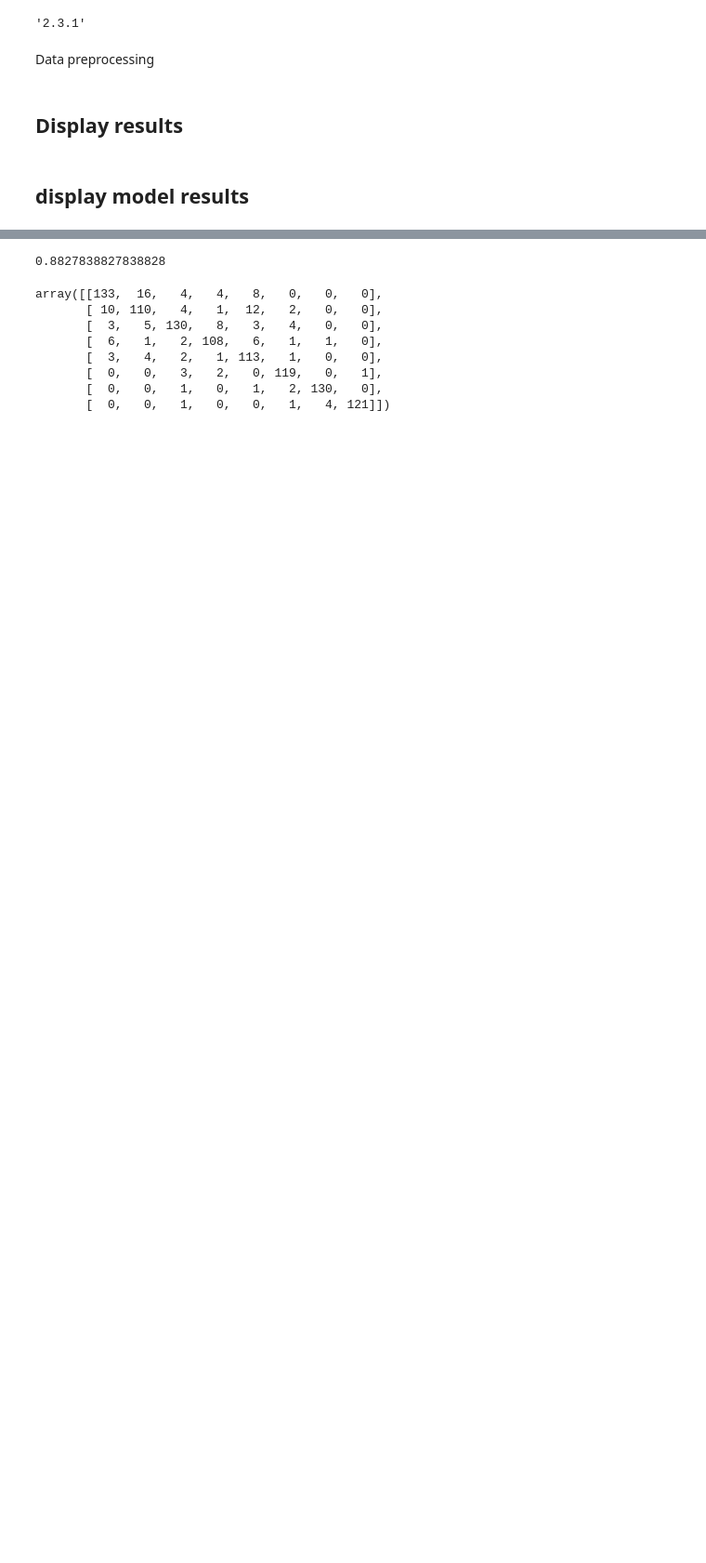
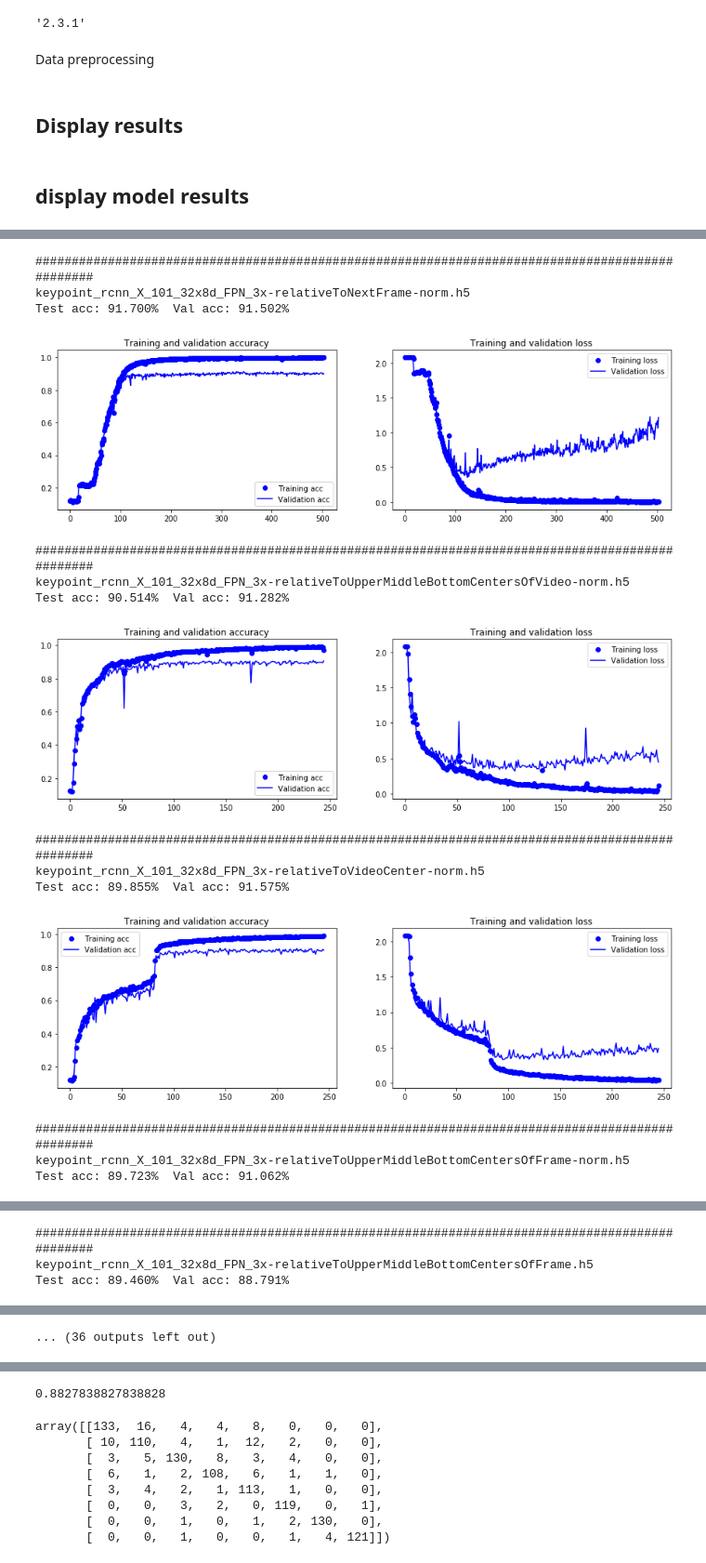
Before and after one commit to Andrea-moscatelli/tesiMagistrale, a Jupyter notebook: src/ClassificationResults.ipynb, the cells around one changed output, grey strips where cells are left out. Shown at 93% size. Saved outputs shown, nothing was run; the diff lists cells and outputs as text; code cells hidden in the pictures; blank space fills up the shorter version.

```diff
--- a/src/ClassificationResults.ipynb
+++ b/src/ClassificationResults.ipynb
@@ -142 +120,4 @@ def fromFileNameToModel(fileName):
+# %%
+DATASET_FOLDER = "/data/students_home/amoscatelli/Desktop/actionAnalysis/datasets/"
+SAVED_MODEL_FOLDER = "/data/students_home/amoscatelli/Desktop/actionAnalysis/savedModels/LSTM-64-LSTM-64-Dense-8/"
 # %%
@@ -722,0 +200,8 @@ KeyboardInterrupt:
+# %%
+DATASET_FOLDER = "/data/students_home/amoscatelli/Desktop/actionAnalysis/datasets/"
+SAVED_MODEL_FOLDER = "/data/students_home/amoscatelli/Desktop/actionAnalysis/savedModels/"
+SAVED_MODEL_FOLDER += "LSTM-64-LSTM-64-Dense-8/"
+# %%
+import pickle
+with open(SAVED_MODEL_FOLDER+"summaryResults.pickle","rb") as handle:
+        loadedResults = pickle.load(handle)
@@ -722,0 +231,4 @@ KeyboardInterrupt:
+# %%
+import pickle
+with open(SAVED_MODEL_FOLDER+"summaryResults.pickle","rb") as handle:
+        loadedResults = pickle.load(handle)
@@ -722,0 +258,46 @@ KeyboardInterrupt:
+# %%
+import matplotlib.pyplot as plt
+for result in loadedResults:
+    history = result[3]
+    print("################################################################################################")
+    print(result[2])
+    print("Test acc: {:.3f}%  Val acc: {:.3f}%".format(result[1]*100,result[0]*100))
+
+    acc = history.history['accuracy']
+    val_acc = history.history['val_accuracy']
+    loss = history.history['loss']
+    val_loss = history.history['val_loss']
+
+    epochs = range(len(acc))
+
+    plt.figure(figsize = (15,4))
+    ax1 = plt.subplot(1, 2, 1)
+    ax1.plot(epochs, acc, 'bo', label='Training acc')
+    ax1.plot(epochs, val_acc, 'b', label='Validation acc')
+    plt.title('Training and validation accuracy')
+    ax1.legend()
+
+#     plt.figure()
+    ax2 = plt.subplot(1, 2, 2)
+    ax2.plot(epochs, loss, 'bo', label='Training loss')
+    ax2.plot(epochs, val_loss, 'b', label='Validation loss')
+    plt.title('Training and validation loss')
+    ax2.legend()
+
+    plt.show()
+# %% [output]
+################################################################################################
+keypoint_rcnn_X_101_32x8d_FPN_3x-relativeToNextFrame-norm.h5
+Test acc: 91.700%  Val acc: 91.502%
+[figure, added]
+################################################################################################
+keypoint_rcnn_X_101_32x8d_FPN_3x-relativeToUpperMiddleBottomCentersOfVideo-norm.h5
+Test acc: 90.514%  Val acc: 91.282%
+[figure, added]
+################################################################################################
+keypoint_rcnn_X_101_32x8d_FPN_3x-relativeToVideoCenter-norm.h5
+Test acc: 89.855%  Val acc: 91.575%
+[figure, added]
+################################################################################################
+keypoint_rcnn_X_101_32x8d_FPN_3x-relativeToUpperMiddleBottomCentersOfFrame-norm.h5
+Test acc: 89.723%  Val acc: 91.062%
@@ -722,0 +305,3 @@ KeyboardInterrupt:
+################################################################################################
+keypoint_rcnn_X_101_32x8d_FPN_3x-relativeToUpperMiddleBottomCentersOfFrame.h5
+Test acc: 89.460%  Val acc: 88.791%
@@ -722,0 +313 @@ KeyboardInterrupt:
+... (36 outputs left out)
```
Also changed, not shown: parts of 28 cells of this notebook, 7 other files.
